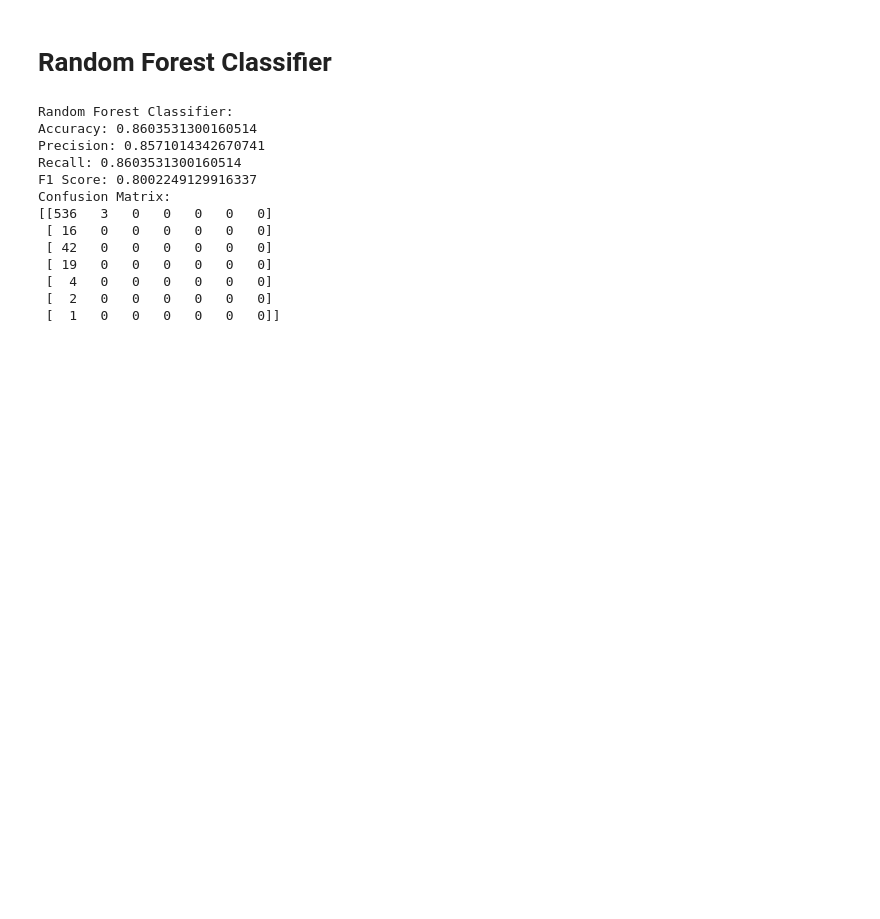
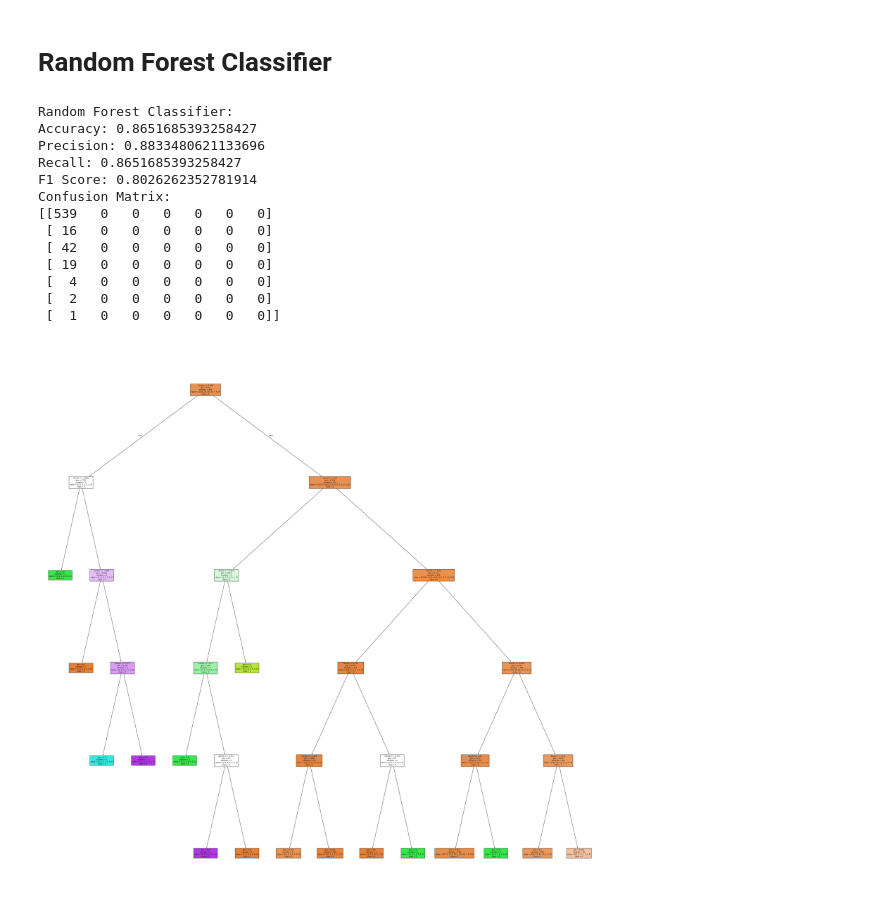
Before and after one commit to madelyn-redick/snowball_2023, a Jupyter notebook: ml_drug.ipynb, the cells around one changed output. Drawn from its saved outputs; the diff is of its cells as text; code cells hidden in the pictures; blank space fills up the shorter version.

Commit message:
visualize random forest classifier

```diff
--- a/ml_drug.ipynb
+++ b/ml_drug.ipynb
@@ -335,7 +335,7 @@ plt.show()
 # Random Forest Classifier
 # %%
 # build Random Forest model
-random_forest_model = RandomForestClassifier(random_state=42)
+random_forest_model = RandomForestClassifier(random_state=42, max_depth = 5)
 
 # fit model on training data
 random_forest_model.fit(X_train, y_train)
@@ -360,15 +360,25 @@ print("Confusion Matrix:")
 print(confusion_mat_random_forest)
 # %% [output]
 Random Forest Classifier:
-Accuracy: 0.8603531300160514
-Precision: 0.8571014342670741
-Recall: 0.8603531300160514
-F1 Score: 0.8002249129916337
+Accuracy: 0.8651685393258427
+Precision: 0.8833480621133696
+Recall: 0.8651685393258427
+F1 Score: 0.8026262352781914
 Confusion Matrix:
-[[536   3   0   0   0   0   0]
+[[539   0   0   0   0   0   0]
  [ 16   0   0   0   0   0   0]
  [ 42   0   0   0   0   0   0]
  [ 19   0   0   0   0   0   0]
  [  4   0   0   0   0   0   0]
  [  2   0   0   0   0   0   0]
  [  1   0   0   0   0   0   0]]
+# %%
+# define class names
+class_names = ['0', '1', '2', '3', '4', '5', '6']
+
+# # visualize random forest
+plt.figure(figsize=(50, 50))
+plot_tree(random_forest_model.estimators_[0], feature_names=X_train.columns, class_names=class_names, filled=True)
+plt.show()
+# %% [output]
+[figure, added]
```
Also changed, not shown: parts of 1 cell of this notebook.
